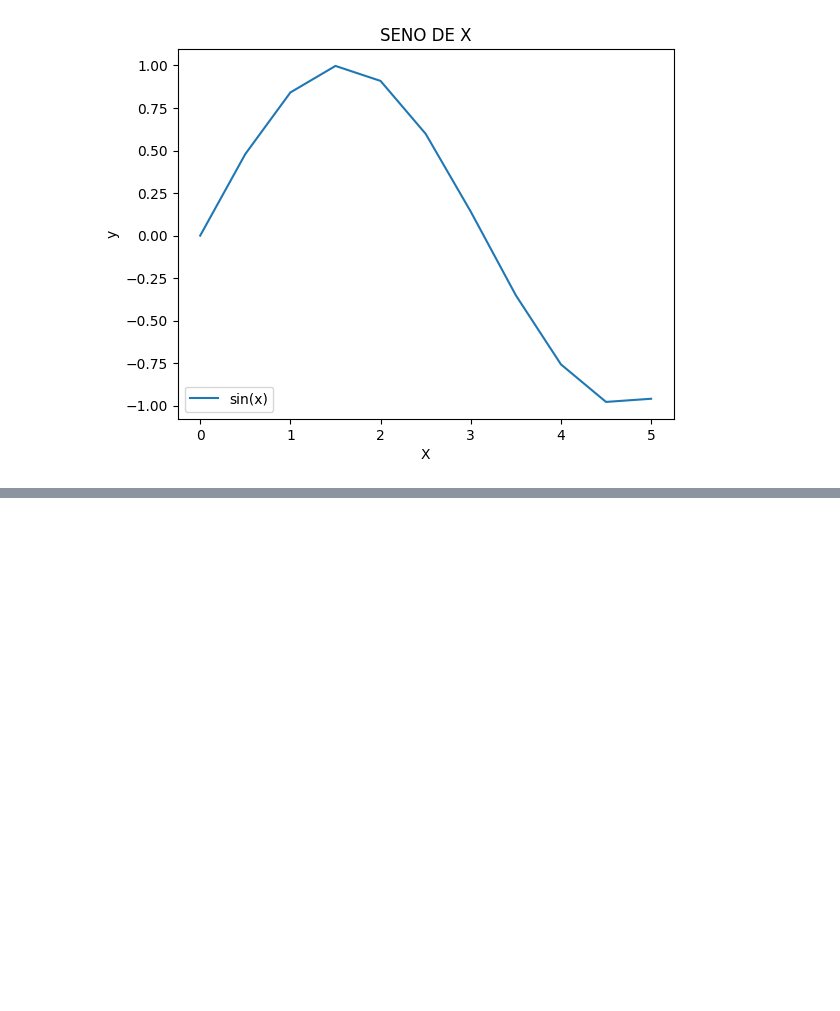
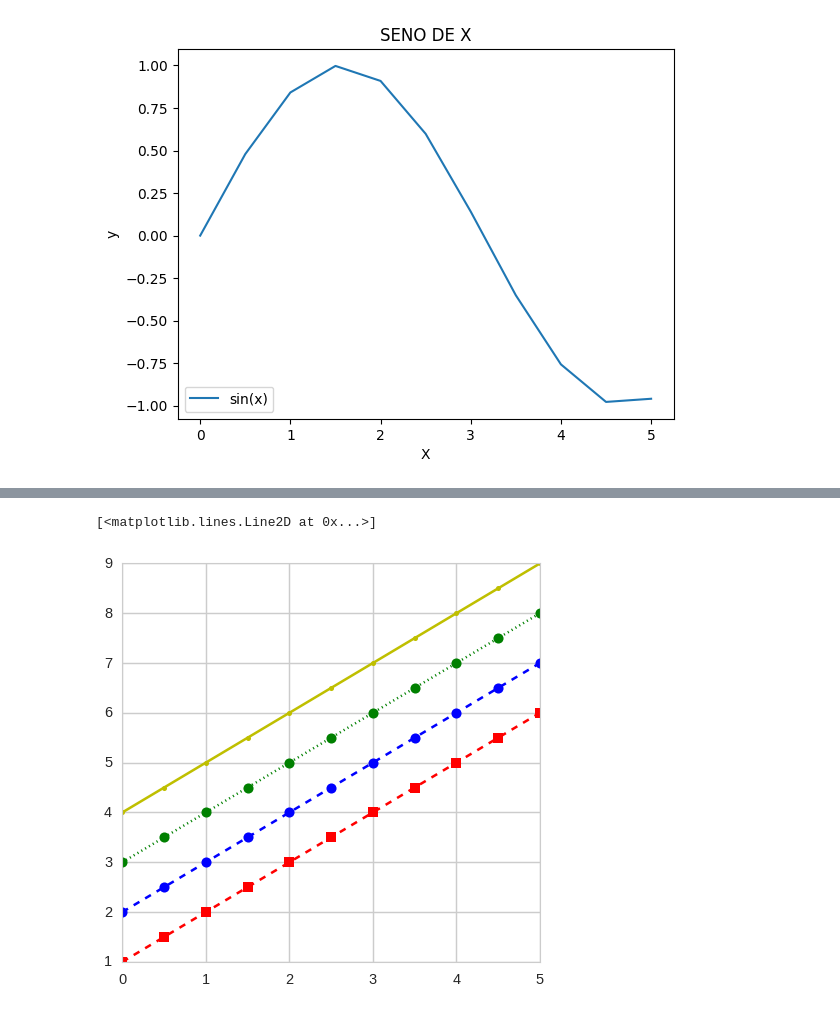
Before and after one commit to afpalmasan/DataViz-MatPlotlib-Seaborn, a Jupyter notebook: Visualización_de_Datos_con_Matplotlib.ipynb, the cells around one changed output, grey strips where cells are left out. Drawn from its saved outputs; the diff is of its cells as text; code cells hidden in the pictures; blank space fills up the shorter version.

```diff
--- a/Visualización_de_Datos_con_Matplotlib.ipynb
+++ b/Visualización_de_Datos_con_Matplotlib.ipynb
@@ -205,0 +234,9 @@ plt.legend(loc='lower left')
+# %%
+fig, ax = plt.subplots(figsize = (6,6)) # estilo matlab
+ax.plot(x,x+1, 'rs--')
+ax.plot(x,x+2, 'bo--')
+ax.plot(x,x+3, 'go:')
+ax.plot(x,x+4, 'y.-')
+# %% [output]
+[<matplotlib.lines.Line2D at 0x...>]
+[figure, added]
```
Also changed, not shown: parts of 10 cells of this notebook.
